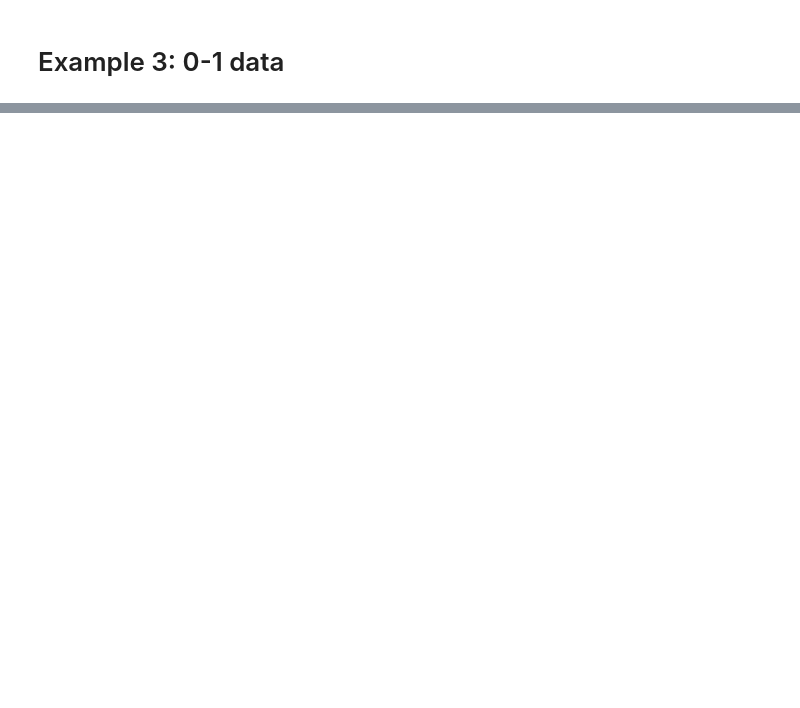
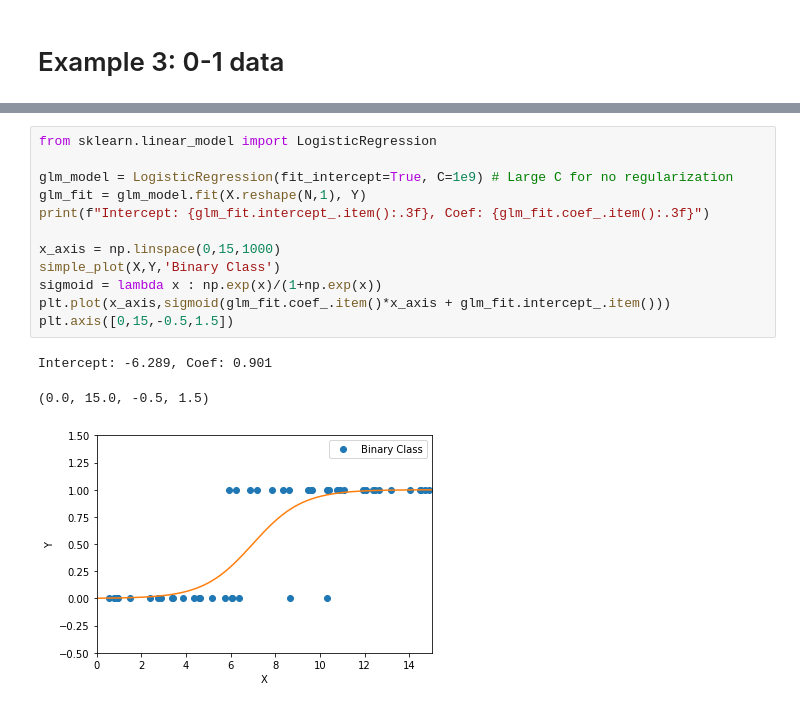
Before and after one commit to mcnica89/DATA6100, a Jupyter notebook: Non_linear_stuff_in_regression.ipynb, the cells around one changed output, grey strips where cells are left out. Drawn from its saved outputs; the diff is of its cells as text; blank space fills up the shorter version.

Commit message:
Added running a linear regression. Created using Colaboratory

```diff
--- a/Non_linear_stuff_in_regression.ipynb
+++ b/Non_linear_stuff_in_regression.ipynb
@@ -110,3 +108,19 @@ plt.axis([0,15,-0.5,1.5])
+# %%
+from sklearn.linear_model import LogisticRegression
+
+glm_model = LogisticRegression(fit_intercept=True, C=1e9) # Large C for no regularization
+glm_fit = glm_model.fit(X.reshape(N,1), Y)
+print(f"Intercept: {glm_fit.intercept_.item():.3f}, Coef: {glm_fit.coef_.item():.3f}")
+
+x_axis = np.linspace(0,15,1000)
+simple_plot(X,Y,'Binary Class')
+sigmoid = lambda x : np.exp(x)/(1+np.exp(x))
+plt.plot(x_axis,sigmoid(glm_fit.coef_.item()*x_axis + glm_fit.intercept_.item()))
+plt.axis([0,15,-0.5,1.5])
+# %% [output]
+Intercept: -6.289, Coef: 0.901
+(0.0, 15.0, -0.5, 1.5)
+[figure, added]
 # %%
 print_data(X,Y)
 # %% [output]
```
Also changed, not shown: parts of 7 cells of this notebook.
